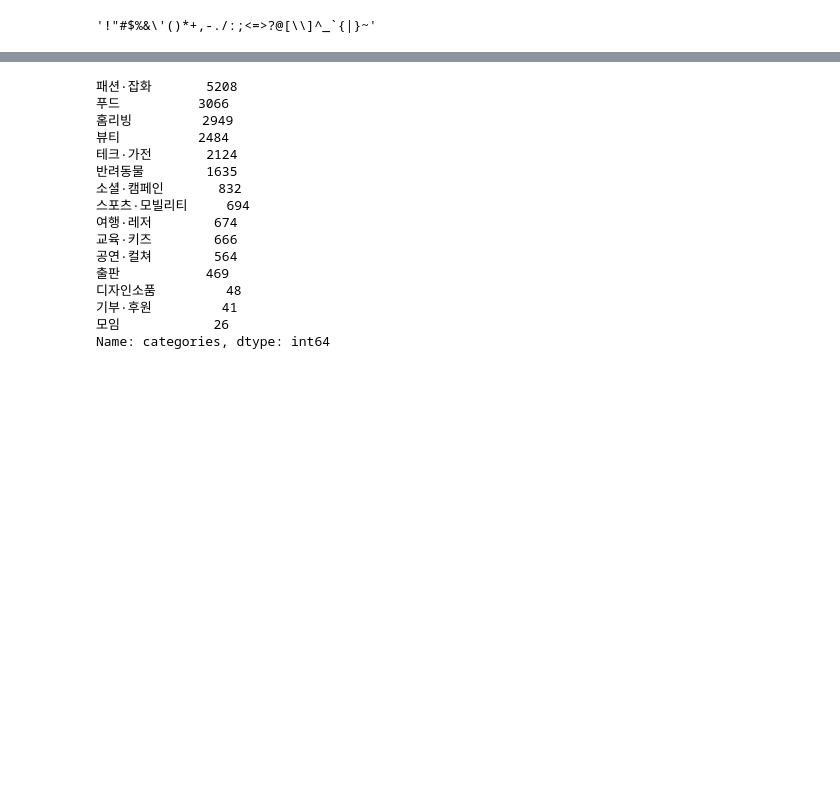
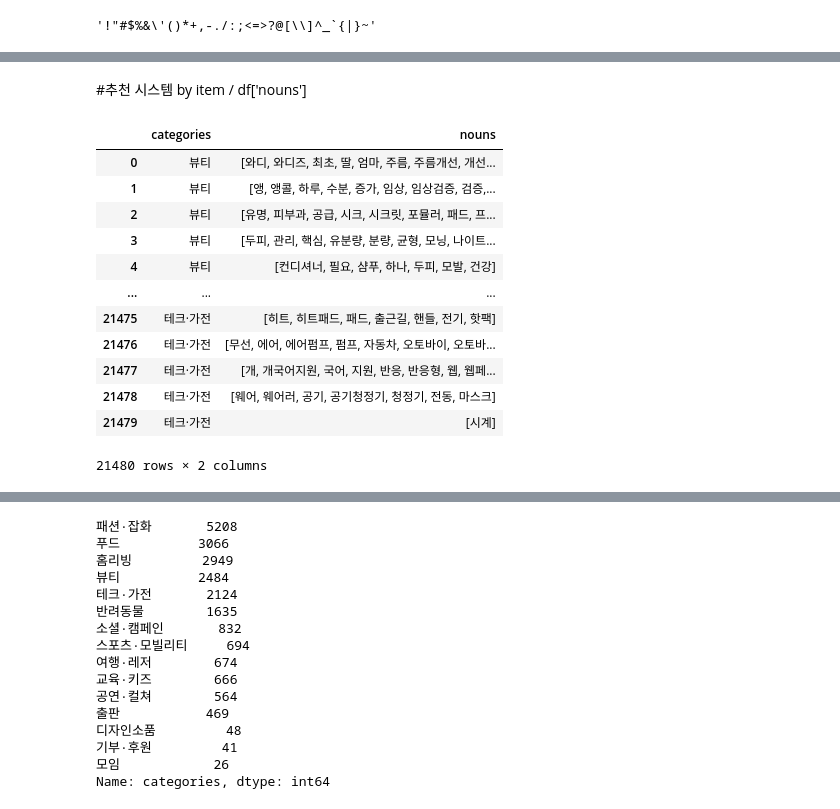
Before and after one commit to ckim415/OOOA, a Jupyter notebook: 추천시스템_by_타이틀.ipynb, the cells around one changed output, grey strips where cells are left out. Drawn from its saved outputs; the diff is of its cells as text; code cells hidden in the pictures; blank space fills up the shorter version.

```diff
--- a/추천시스템_by_타이틀.ipynb
+++ b/추천시스템_by_타이틀.ipynb
@@ -279,0 +159,17 @@ memory usage: 2.9+ MB
+# %%
+def keyword(sentence):
+  keywords = normalize(str(sentence), english=True, number=False).split(' ')
+  for kw in keywords:
+    if len(kw) == 1:
+      keywords.remove(kw)
+  return keywords
+# %%
+def noun(sentence):
+  kkma = Kkma()
+  nouns = kkma.nouns(sentence)
+  for noun in nouns:
+    if len(noun) == 1:
+      nouns.remove(noun)
+  return nouns
+# %%
+df['nouns'] = df['title_clean'].apply(noun)
@@ -279,0 +196,2 @@ memory usage: 2.9+ MB
+# %%
+df['keywords'] = df['title_clean'].apply(keyword)
@@ -326,0 +244,18 @@ def keyword_extractor(normalized_sentence):
+# %% [markdown]
+#추천 시스템 by item / df['nouns']
+# %%
+df[['categories','nouns']]
+# %% [output]
+|  | categories | nouns |
+| 0 | 뷰티 | [와디, 와디즈, 최초, 딸, 엄마, 주름, 주름개선, 개선... |
+| 1 | 뷰티 | [앵, 앵콜, 하루, 수분, 증가, 임상, 임상검증, 검증,... |
+| 2 | 뷰티 | [유명, 피부과, 공급, 시크, 시크릿, 포뮬러, 패드, 프... |
+| 3 | 뷰티 | [두피, 관리, 핵심, 유분량, 분량, 균형, 모닝, 나이트... |
+| 4 | 뷰티 | [컨디셔너, 필요, 샴푸, 하나, 두피, 모발, 건강] |
+| ... | ... | ... |
+| 21475 | 테크·가전 | [히트, 히트패드, 패드, 출근길, 핸들, 전기, 핫팩] |
+| 21476 | 테크·가전 | [무선, 에어, 에어펌프, 펌프, 자동차, 오토바이, 오토바... |
+| 21477 | 테크·가전 | [개, 개국어지원, 국어, 지원, 반응, 반응형, 웹, 웹페... |
+| 21478 | 테크·가전 | [웨어, 웨어러, 공기, 공기청정기, 청정기, 전동, 마스크] |
+| 21479 | 테크·가전 | [시계] |
+21480 rows × 2 columns
```
Also changed, not shown: parts of 49 cells of this notebook.
